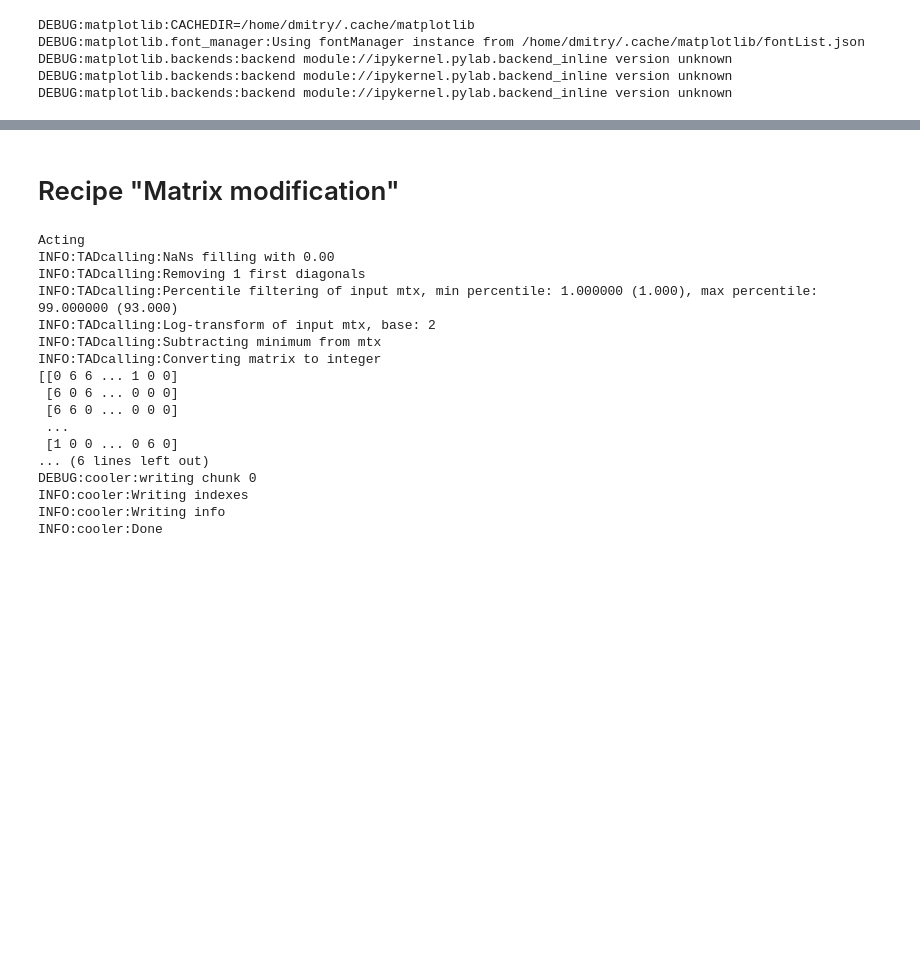
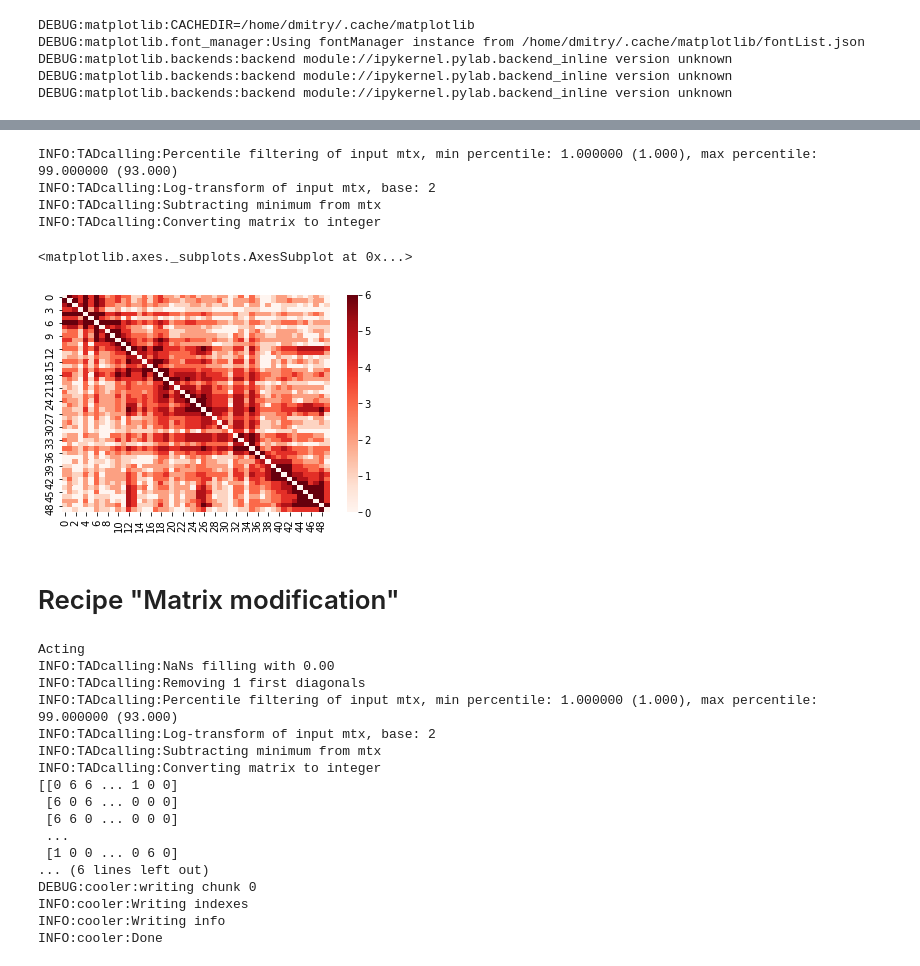
Before and after one commit to dmitrymyl/TADselect, a Jupyter notebook: examples/example_InteractionMatrix.ipynb, the cells around one changed output, grey strips where cells are left out. Cells and saved outputs as stored; diff of their text form; code cells hidden in the pictures; blank space fills up the shorter version.

```diff
--- a/examples/example_InteractionMatrix.ipynb
+++ b/examples/example_InteractionMatrix.ipynb
@@ -19,3 +65,13 @@ TADcalling.set_verbosity('INFO')
+# %%
+log_transformed = mtx.filter_extreme().log_transform(2).subtract_min().convert_to_int().as_array()
+sns.heatmap(log_transformed[100:150, 100:150], cmap='Reds')
+# %% [output]
+INFO:TADcalling:Percentile filtering of input mtx, min percentile: 1.000000 (1.000), max percentile: 99.000000 (93.000)
+INFO:TADcalling:Log-transform of input mtx, base: 2
+INFO:TADcalling:Subtracting minimum from mtx
+INFO:TADcalling:Converting matrix to integer
+<matplotlib.axes._subplots.AxesSubplot at 0x...>
+[figure, added]
 # %% [markdown]
 # Recipe "Matrix modification"
 # %%
```
Also changed, not shown: parts of 6 cells of this notebook, 4 other files.
